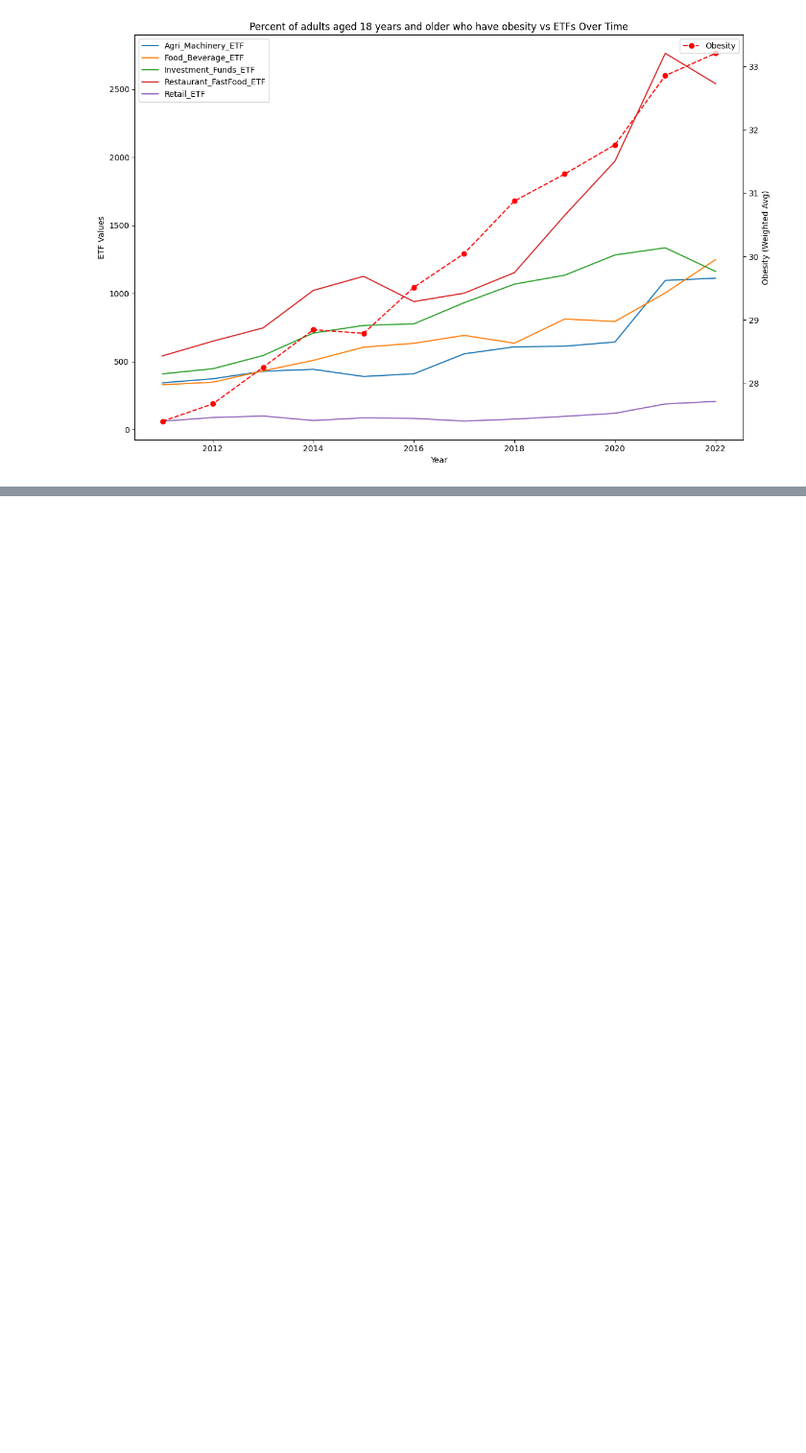
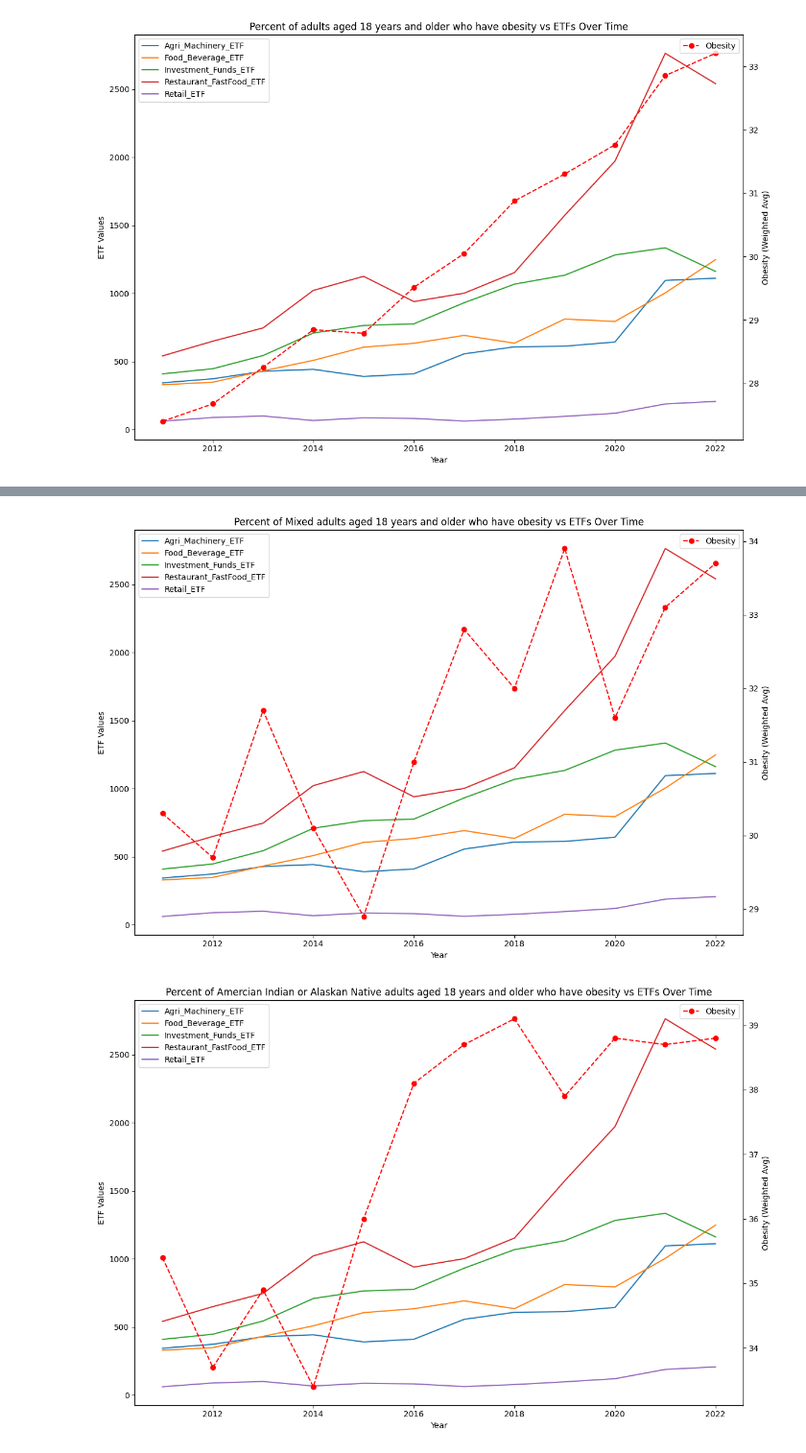
Before and after one commit to TonyZhang2004/Citadel-Summer-Datathon, a Jupyter notebook: EDA/synth_etf_corr.ipynb, the cells around one changed output, grey strips where cells are left out. Shown at 96% size. Saved outputs shown, nothing was run; the diff lists cells and outputs as text; code cells hidden in the pictures; blank space fills up the shorter version.

Commit message:
added demographic analysis for adult obesity levels

```diff
--- a/EDA/synth_etf_corr.ipynb
+++ b/EDA/synth_etf_corr.ipynb
@@ -315,0 +330,15 @@ plt.show()
+# %%
+def process_pd(path):
+    temp_df = pd.read_csv(path)
+    temp_df.rename(columns={'YearStart': 'Year'}, inplace=True)
+    return merge_datasets(temp_df, etf_df)
+
+merged_two_or_more_df = process_pd(two_or_more_races_path)
+merged_american_indian_df = process_pd(american_indian_alaskan_path)
+merged_asian_df = process_pd(asian_path)
+merged_hawaiian_df = process_pd(hawaiian_pacific_islander_path)
+merged_hispanic_df = process_pd(hispanic_path)
+merged_black_df = process_pd(non_hispanic_black_path)
+merged_white_df = process_pd(non_hispanic_white_path)
+
+merged_white_df
@@ -315,0 +359,32 @@ plt.show()
+# %%
+def plt_demographics(df, demographic):
+    fig, ax = plt.subplots(figsize=(12, 8))
+
+    for etf in synth_etfs:
+        ax.plot(df["Year"], df[etf], label=etf)
+
+    ax2 = ax.twinx()
+    ax2.plot(df["Year"], df["Weighted_Data_Value"], label="Obesity", color='red', linestyle='--', marker='o')
+
+    ax.set_xlabel("Year")
+    ax.set_ylabel("ETF Values")
+    ax2.set_ylabel("Obesity (Weighted Avg)")
+    ax.set_title(f"Percent of {demographic} adults aged 18 years and older who have obesity vs ETFs Over Time")
+
+    etf_labels = synth_etfs + ["Obesity"]
+    ax.legend(loc="upper left")
+    ax2.legend(loc="upper right", labels=["Obesity"])
+
+    plt.tight_layout()
+    plt.show()
+
+plt_demographics(merged_two_or_more_df, "Mixed")
+plt_demographics(merged_american_indian_df, "Amercian Indian or Alaskan Native")
+plt_demographics(merged_asian_df, "Asian")
+plt_demographics(merged_hawaiian_df, "Hawaiian or Pacific Islander")
+plt_demographics(merged_hispanic_df, "Hispanic")
+plt_demographics(merged_black_df, "Non Hispanic Black")
+plt_demographics(merged_white_df, "Non Hispanic White")
+# %% [output]
+[figure, added]
+[figure, added]
```
Also changed, not shown: parts of 8 cells of this notebook.
